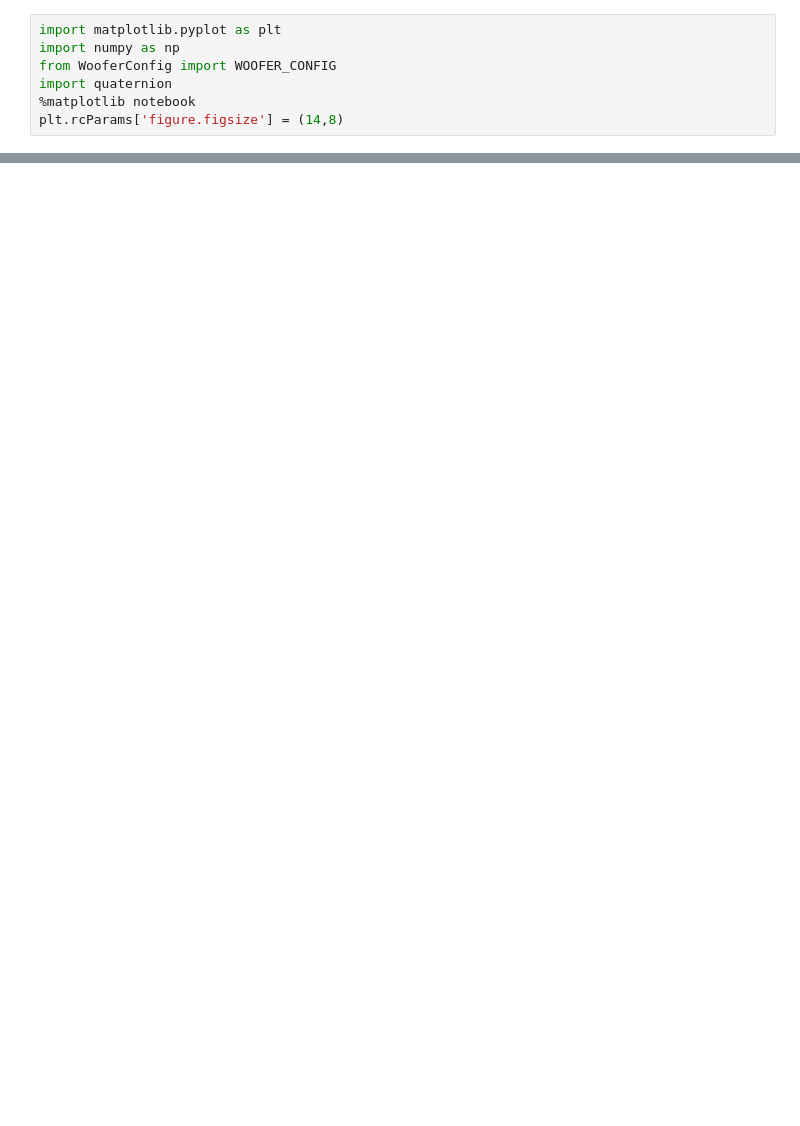
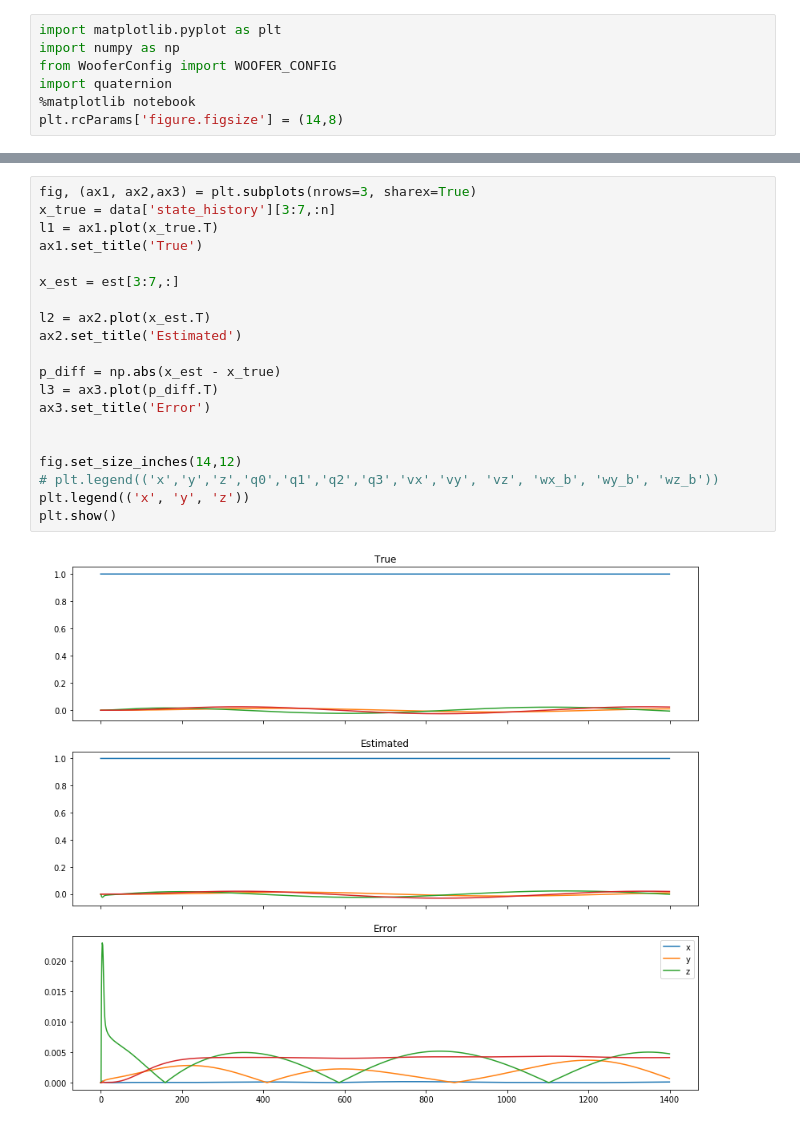
Before and after one commit to Nate711/QPDoggo, a Jupyter notebook: WooferStateEstViz.ipynb, the cells around one changed output, grey strips where cells are left out. Cells and saved outputs as stored; diff of their text form; blank space fills up the shorter version.

```diff
--- a/WooferStateEstViz.ipynb
+++ b/WooferStateEstViz.ipynb
@@ -100,0 +119,22 @@ plt.show()
+# %%
+fig, (ax1, ax2,ax3) = plt.subplots(nrows=3, sharex=True)
+x_true = data['state_history'][3:7,:n]
+l1 = ax1.plot(x_true.T)
+ax1.set_title('True')
+
+x_est = est[3:7,:]
+
+l2 = ax2.plot(x_est.T)
+ax2.set_title('Estimated')
+
+p_diff = np.abs(x_est - x_true)
+l3 = ax3.plot(p_diff.T)
+ax3.set_title('Error')
+
+
+fig.set_size_inches(14,12)
+# plt.legend(('x','y','z','q0','q1','q2','q3','vx','vy', 'vz', 'wx_b', 'wy_b', 'wz_b'))
+plt.legend(('x', 'y', 'z'))
+plt.show()
+# %% [output]
+[figure, added]
```
Also changed, not shown: parts of 5 cells of this notebook, 14 other files.
